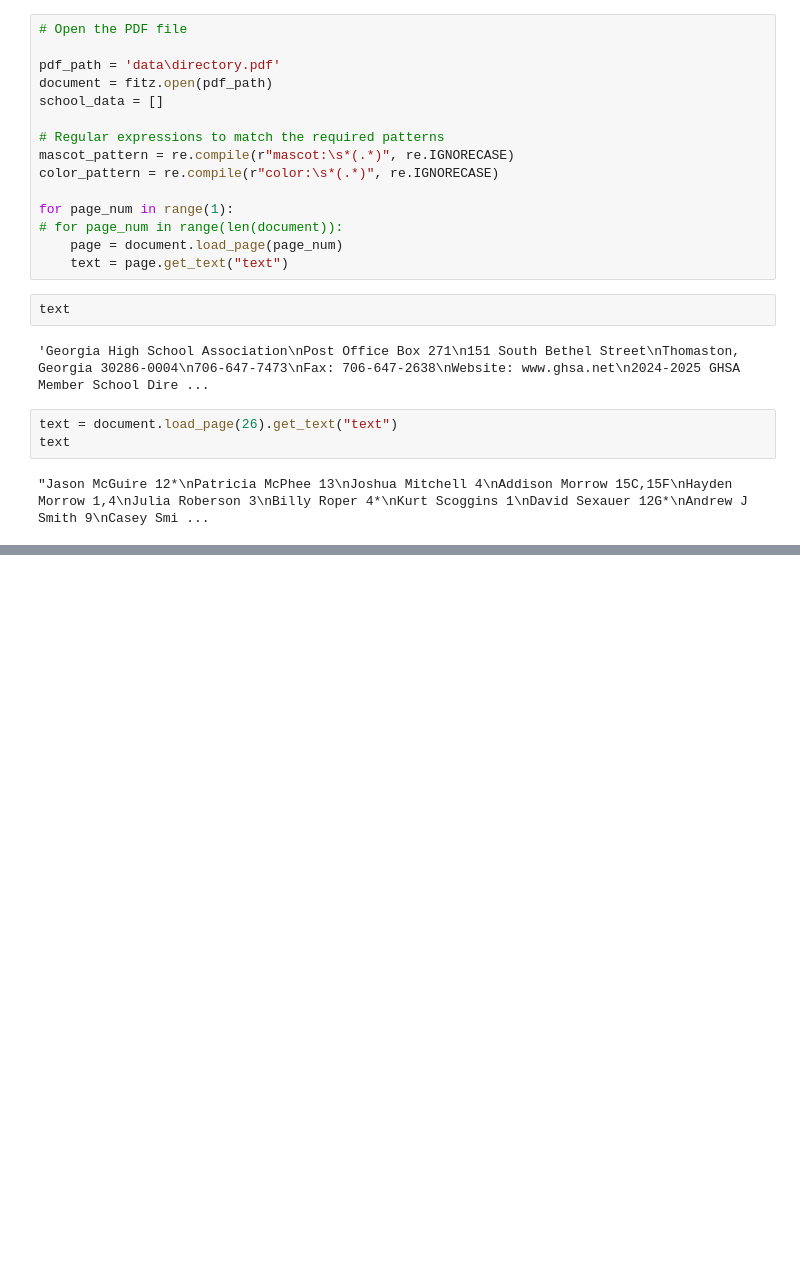
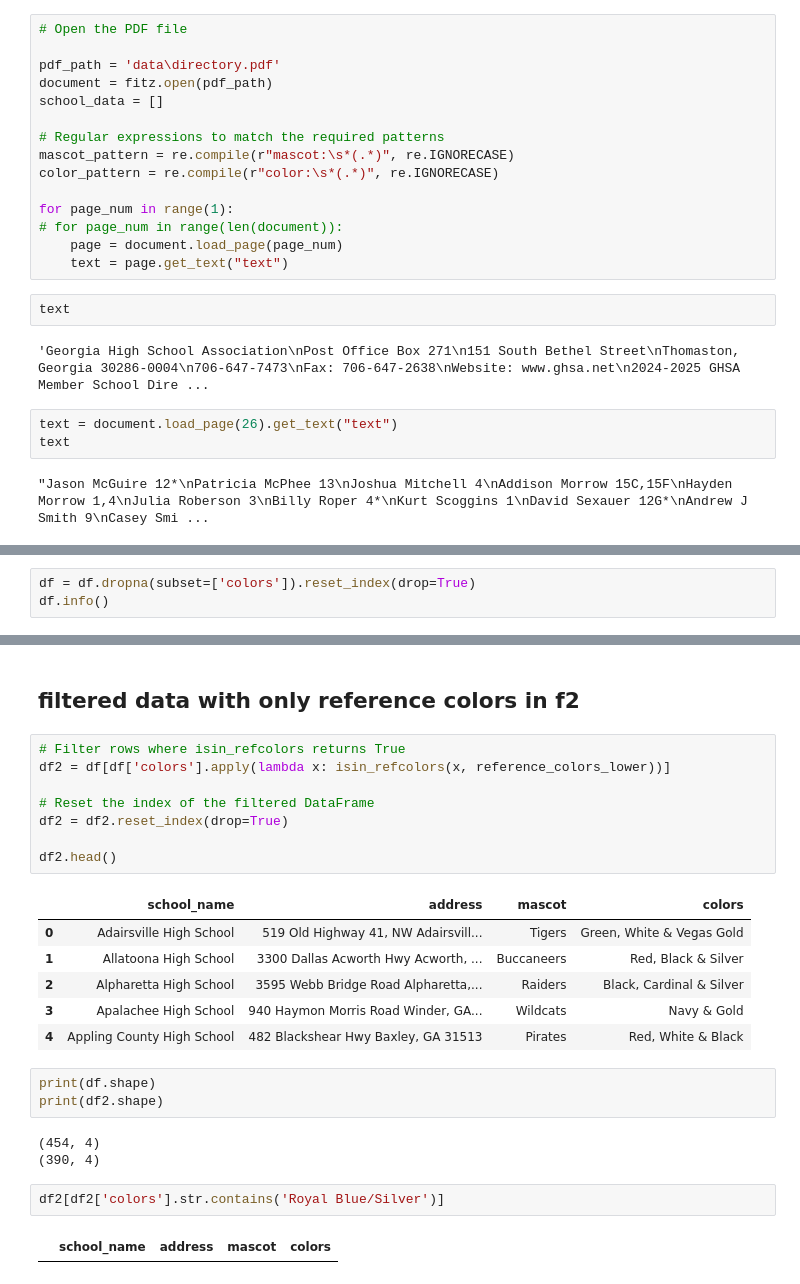
Before and after one commit to Ahnaf19/school-scraper, a Jupyter notebook: school_scraping.ipynb, the cells around one changed output, grey strips where cells are left out. Saved outputs shown, nothing was run; the diff lists cells and outputs as text; blank space fills up the shorter version.

```diff
--- a/school_scraping.ipynb
+++ b/school_scraping.ipynb
@@ -188,0 +237,3 @@ text
+# %%
+df = df.dropna(subset=['colors']).reset_index(drop=True)
+df.info()
@@ -188,0 +302,27 @@ text
+# %% [markdown]
+## filtered data with only reference colors in f2
+# %%
+# Filter rows where isin_refcolors returns True
+df2 = df[df['colors'].apply(lambda x: isin_refcolors(x, reference_colors_lower))]
+
+# Reset the index of the filtered DataFrame
+df2 = df2.reset_index(drop=True)
+
+df2.head()
+# %% [output]
+|  | school_name | address | mascot | colors |
+| 0 | Adairsville High School | 519 Old Highway 41, NW Adairsvill... | Tigers | Green, White & Vegas Gold |
+| 1 | Allatoona High School | 3300 Dallas Acworth Hwy Acworth, ... | Buccaneers | Red, Black & Silver |
+| 2 | Alpharetta High School | 3595 Webb Bridge Road Alpharetta,... | Raiders | Black, Cardinal & Silver |
+| 3 | Apalachee High School | 940 Haymon Morris Road Winder, GA... | Wildcats | Navy & Gold |
+| 4 | Appling County High School | 482 Blackshear Hwy Baxley, GA 31513 | Pirates | Red, White & Black |
+# %%
+print(df.shape)
+print(df2.shape)
+# %% [output]
+(454, 4)
+(390, 4)
+# %%
+df2[df2['colors'].str.contains('Royal Blue/Silver')]
+# %% [output]
+|  | school_name | address | mascot | colors |
```
Also changed, not shown: parts of 30 cells of this notebook, 3 other files.
